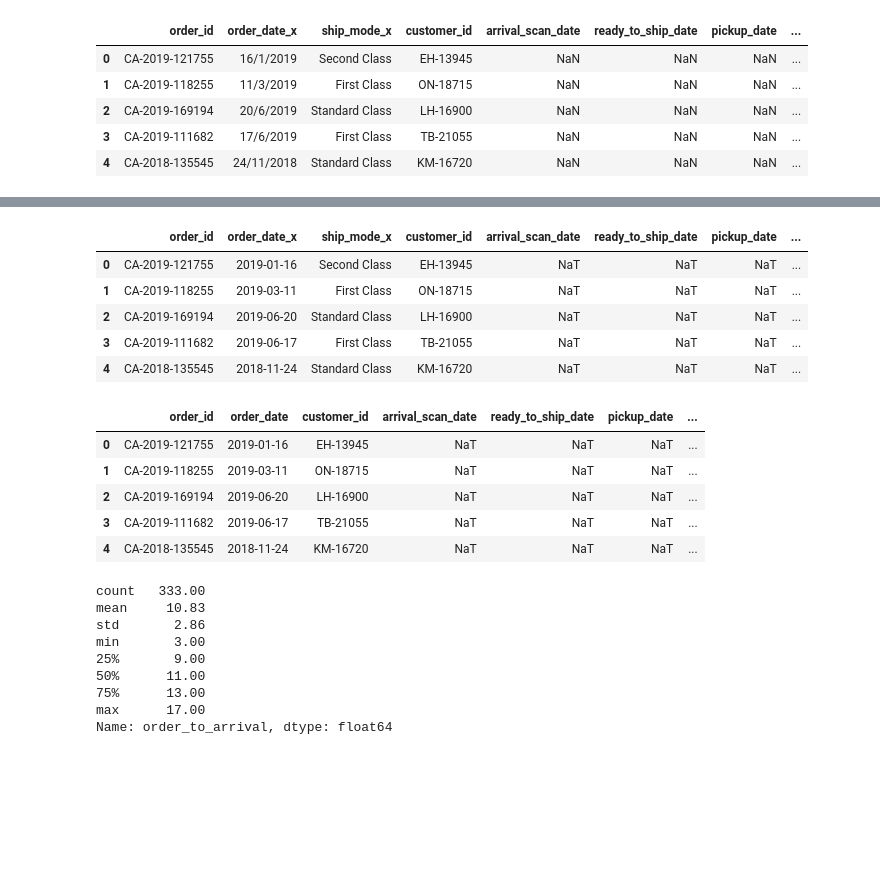
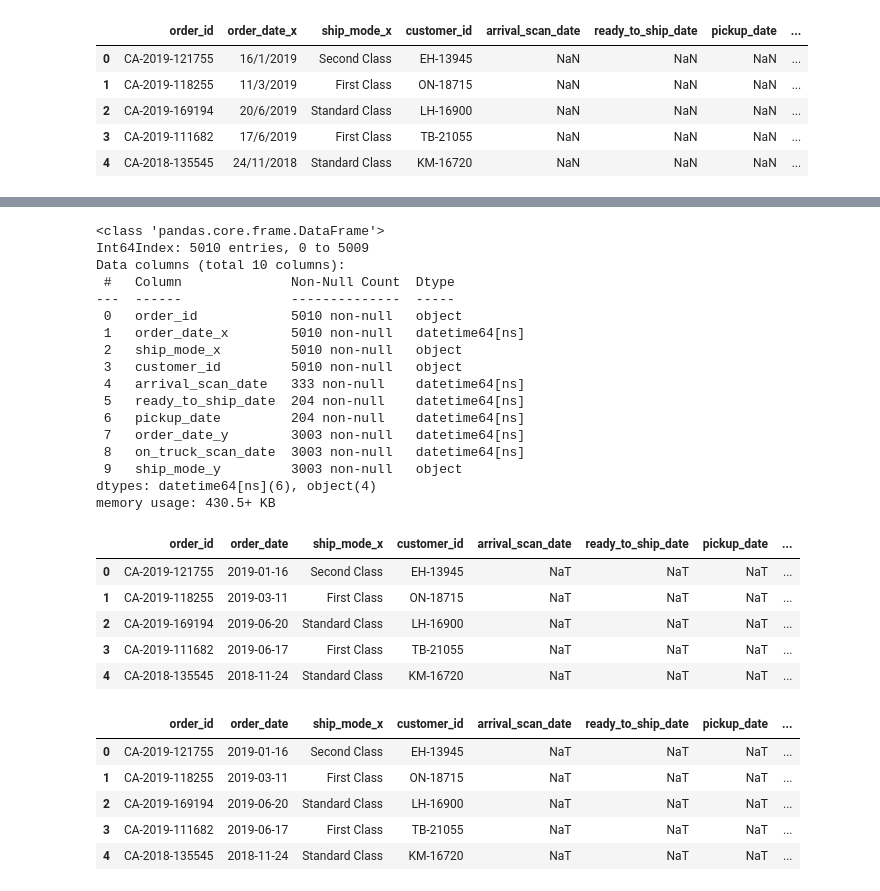
Before and after one commit to cophi-dev/EDA_muesli_group1, a Jupyter notebook: EDA_phillipp.ipynb, the cells around one changed output, grey strips where cells are left out. Saved outputs shown, nothing was run; the diff lists cells and outputs as text; code cells hidden in the pictures; blank space fills up the shorter version.

```diff
--- a/EDA_phillipp.ipynb
+++ b/EDA_phillipp.ipynb
@@ -22,7 +22,7 @@ plt.style.use('fivethirtyeight')
 ## Orders-Dataset
 # %%
 # read in csv file and display first 5 rows of #!CAMPAIGN DATA
-df_orders = pd.read_csv("data/Group_1_Muesli_Project_raw_data-Orders.csv")
+df_orders = pd.read_csv("data/Group_1_MuesliProjectrawdata-Orders.csv", header=1)
 df_orders.rename(columns=lambda x : x.lower(), inplace=True)
 df_orders.rename(columns=lambda x : x.replace(' ', '_'), inplace=True)
 df_orders.head()
@@ -331,46 +346,60 @@ final_dataset['ready_to_ship_date'] = pd.to_datetime(final_dataset['ready_to_shi
 final_dataset['pickup_date'] = pd.to_datetime(final_dataset['pickup_date'], format='%d/%m/%Y')
 final_dataset['on_truck_scan_date'] = pd.to_datetime(final_dataset['on_truck_scan_date'], format='%d/%m/%Y')
 final_dataset.head()
+final_dataset.info()
 # %% [output]
-|  | order_id | order_date_x | ship_mode_x | customer_id | arrival_scan_date | ready_to_ship_date | pickup_date | ... |
-| 0 | CA-2019-121755 | 2019-01-16 | Second Class | EH-13945 | NaT | NaT | NaT | ... |
-| 1 | CA-2019-118255 | 2019-03-11 | First Class | ON-18715 | NaT | NaT | NaT | ... |
-| 2 | CA-2019-169194 | 2019-06-20 | Standard Class | LH-16900 | NaT | NaT | NaT | ... |
-| 3 | CA-2019-111682 | 2019-06-17 | First Class | TB-21055 | NaT | NaT | NaT | ... |
-| 4 | CA-2018-135545 | 2018-11-24 | Standard Class | KM-16720 | NaT | NaT | NaT | ... |
+<class 'pandas.core.frame.DataFrame'>
+Int64Index: 5010 entries, 0 to 5009
+Data columns (total 10 columns):
+ #   Column              Non-Null Count  Dtype
+---  ------              --------------  -----
+ 0   order_id            5010 non-null   object
+ 1   order_date_x        5010 non-null   datetime64[ns]
+ 2   ship_mode_x         5010 non-null   object
+ 3   customer_id         5010 non-null   object
+ 4   arrival_scan_date   333 non-null    datetime64[ns]
+ 5   ready_to_ship_date  204 non-null    datetime64[ns]
+ 6   pickup_date         204 non-null    datetime64[ns]
+ 7   order_date_y        3003 non-null   datetime64[ns]
+ 8   on_truck_scan_date  3003 non-null   datetime64[ns]
+ 9   ship_mode_y         3003 non-null   object
+dtypes: datetime64[ns](6), object(4)
+memory usage: 430.5+ KB
 # %%
 #Check if the two order date columns are the same
 final_dataset["delta_order_date"] = final_dataset["order_date_x"] - final_dataset["order_date_y"]
 final_dataset.delta_order_date.describe()
 # Yes, they are -> 0 days time difference for all entries
-# drop one order date column
-final_dataset.drop(["order_date_y", "delta_order_date", "ship_mode_x"], axis=1, inplace=True)
+# drop one order date column and ship_mode_y as ship_mode_x has less non-null cells
+final_dataset.drop(["order_date_y", "delta_order_date", "ship_mode_y"], axis=1, inplace=True)
 # rename column
 final_dataset.rename(columns={"order_date_x": "order_date"}, inplace=True)
 
 # show dataset
 final_dataset.head()
 # %% [output]
-|  | order_id | order_date | customer_id | arrival_scan_date | ready_to_ship_date | pickup_date | ... |
-| 0 | CA-2019-121755 | 2019-01-16 | EH-13945 | NaT | NaT | NaT | ... |
-| 1 | CA-2019-118255 | 2019-03-11 | ON-18715 | NaT | NaT | NaT | ... |
-| 2 | CA-2019-169194 | 2019-06-20 | LH-16900 | NaT | NaT | NaT | ... |
-| 3 | CA-2019-111682 | 2019-06-17 | TB-21055 | NaT | NaT | NaT | ... |
-| 4 | CA-2018-135545 | 2018-11-24 | KM-16720 | NaT | NaT | NaT | ... |
+|  | order_id | order_date | ship_mode_x | customer_id | arrival_scan_date | ready_to_ship_date | pickup_date | ... |
+| 0 | CA-2019-121755 | 2019-01-16 | Second Class | EH-13945 | NaT | NaT | NaT | ... |
+| 1 | CA-2019-118255 | 2019-03-11 | First Class | ON-18715 | NaT | NaT | NaT | ... |
+| 2 | CA-2019-169194 | 2019-06-20 | Standard Class | LH-16900 | NaT | NaT | NaT | ... |
+| 3 | CA-2019-111682 | 2019-06-17 | First Class | TB-21055 | NaT | NaT | NaT | ... |
+| 4 | CA-2018-135545 | 2018-11-24 | Standard Class | KM-16720 | NaT | NaT | NaT | ... |
 # %%
 # Calculate actual day in process phases
 final_dataset["order_to_arrival"] = (final_dataset["arrival_scan_date"] - final_dataset["order_date"]).dt.days
-final_dataset.order_to_arrival.describe()
+final_dataset["order_to_ready2ship"] = (final_dataset["ready_to_ship_date"] - final_dataset["order_date"]).dt.days
+final_dataset["ready2ship_to_pickup_date"] = (final_dataset["pickup_date"] - final_dataset["ready_to_ship_date"]).dt.days
+
+
+final_dataset.describe()
+final_dataset.head()
 # %% [output]
-count   333.00
-mean     10.83
-std       2.86
-min       3.00
-25%       9.00
-50%      11.00
-75%      13.00
-max      17.00
-Name: order_to_arrival, dtype: float64
+|  | order_id | order_date | ship_mode_x | customer_id | arrival_scan_date | ready_to_ship_date | pickup_date | ... |
+| 0 | CA-2019-121755 | 2019-01-16 | Second Class | EH-13945 | NaT | NaT | NaT | ... |
+| 1 | CA-2019-118255 | 2019-03-11 | First Class | ON-18715 | NaT | NaT | NaT | ... |
+| 2 | CA-2019-169194 | 2019-06-20 | Standard Class | LH-16900 | NaT | NaT | NaT | ... |
+| 3 | CA-2019-111682 | 2019-06-17 | First Class | TB-21055 | NaT | NaT | NaT | ... |
+| 4 | CA-2018-135545 | 2018-11-24 | Standard Class | KM-16720 | NaT | NaT | NaT | ... |
 # %%
 final_dataset.query("order_to_arrival > 14").count()
 # 26 order of 333 existing entries take
```
Also changed, not shown: parts of 11 cells of this notebook.
